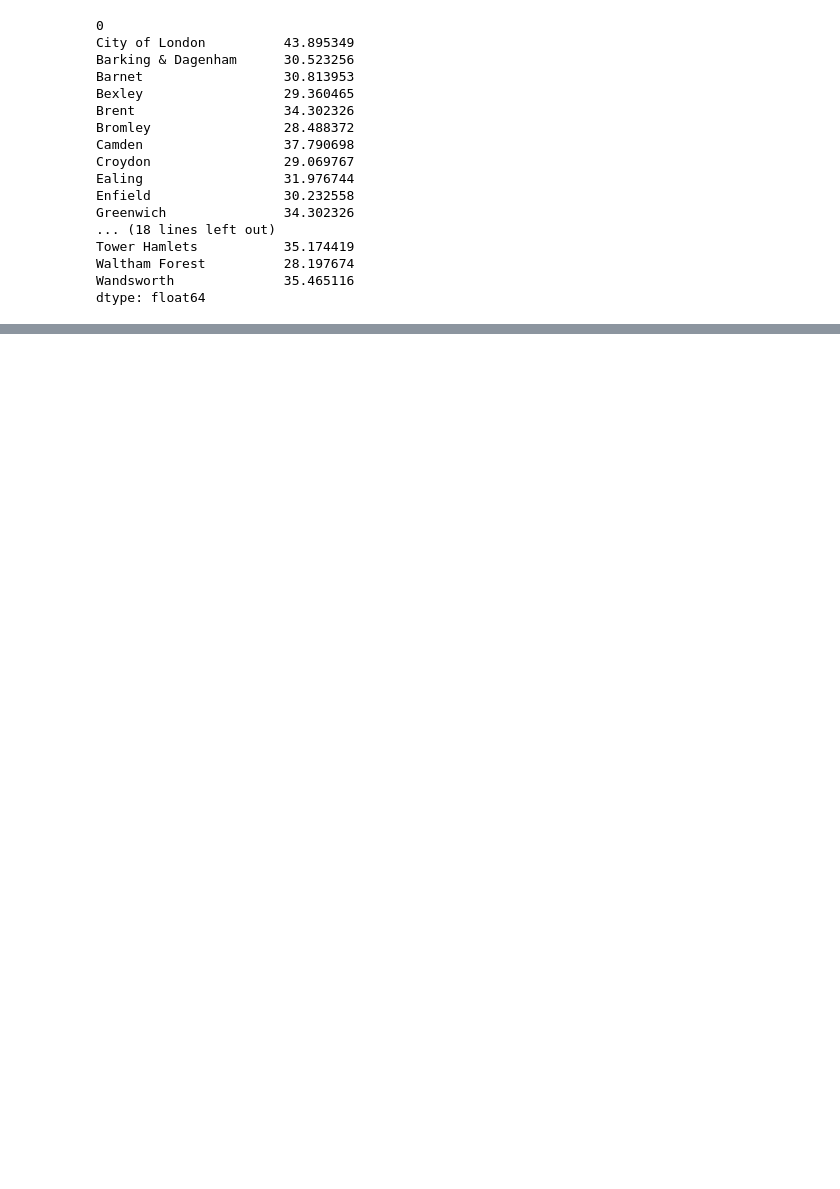
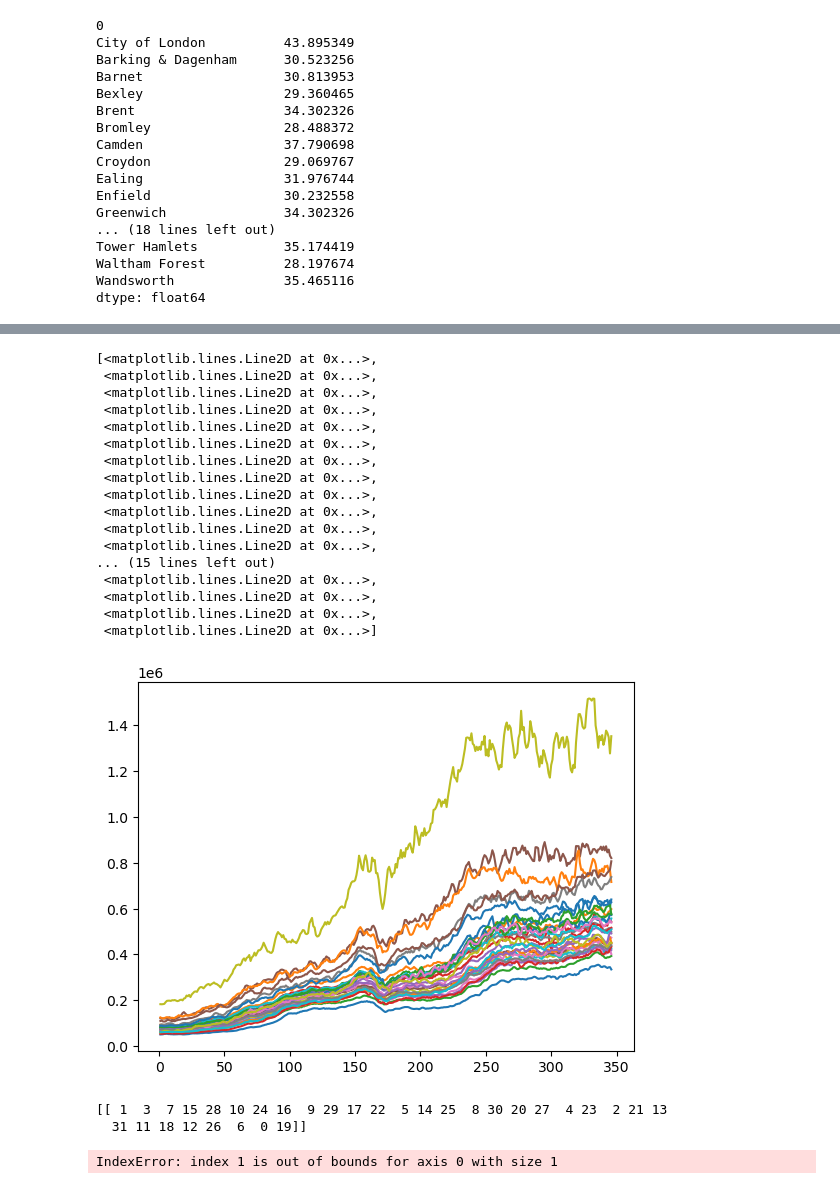
Before and after one commit to mlid13/Springboard, a Jupyter notebook: London Case Study Hypothesis.ipynb, the cells around one changed output, grey strips where cells are left out. Cells and saved outputs as stored; diff of their text form; code cells hidden in the pictures; blank space fills up the shorter version.

```diff
--- a/London Case Study Hypothesis.ipynb
+++ b/London Case Study Hypothesis.ipynb
@@ -257,0 +179,36 @@ relevantBs.join(df['distFromLon (km)'])
+# %%
+plt.plot(relevantBs[1:].T)
+# %% [output]
+[<matplotlib.lines.Line2D at 0x...>,
+ <matplotlib.lines.Line2D at 0x...>,
+ <matplotlib.lines.Line2D at 0x...>,
+ <matplotlib.lines.Line2D at 0x...>,
+ <matplotlib.lines.Line2D at 0x...>,
+ <matplotlib.lines.Line2D at 0x...>,
+ <matplotlib.lines.Line2D at 0x...>,
+ <matplotlib.lines.Line2D at 0x...>,
+ <matplotlib.lines.Line2D at 0x...>,
+ <matplotlib.lines.Line2D at 0x...>,
+ <matplotlib.lines.Line2D at 0x...>,
+ <matplotlib.lines.Line2D at 0x...>,
+... (15 lines left out)
+ <matplotlib.lines.Line2D at 0x...>,
+ <matplotlib.lines.Line2D at 0x...>,
+ <matplotlib.lines.Line2D at 0x...>,
+ <matplotlib.lines.Line2D at 0x...>]
+[figure, added]
+# %%
+diffVec=relevantBs[345]-relevantBs[1]
+diffVec=np.array([diffVec])
+indx = np.argpartition(diffVec, -5)[-5:]
+# diffVec.shape
+
+print(indx)
+# Return indices
+res = diffVec[indx]
+
+print(res)
+# %% [output]
+[[ 1  3  7 15 28 10 24 16  9 29 17 22  5 14 25  8 30 20 27  4 23  2 21 13
+  31 11 18 12 26  6  0 19]]
+IndexError: index 1 is out of bounds for axis 0 with size 1
```
Also changed, not shown: parts of 25 cells of this notebook.
